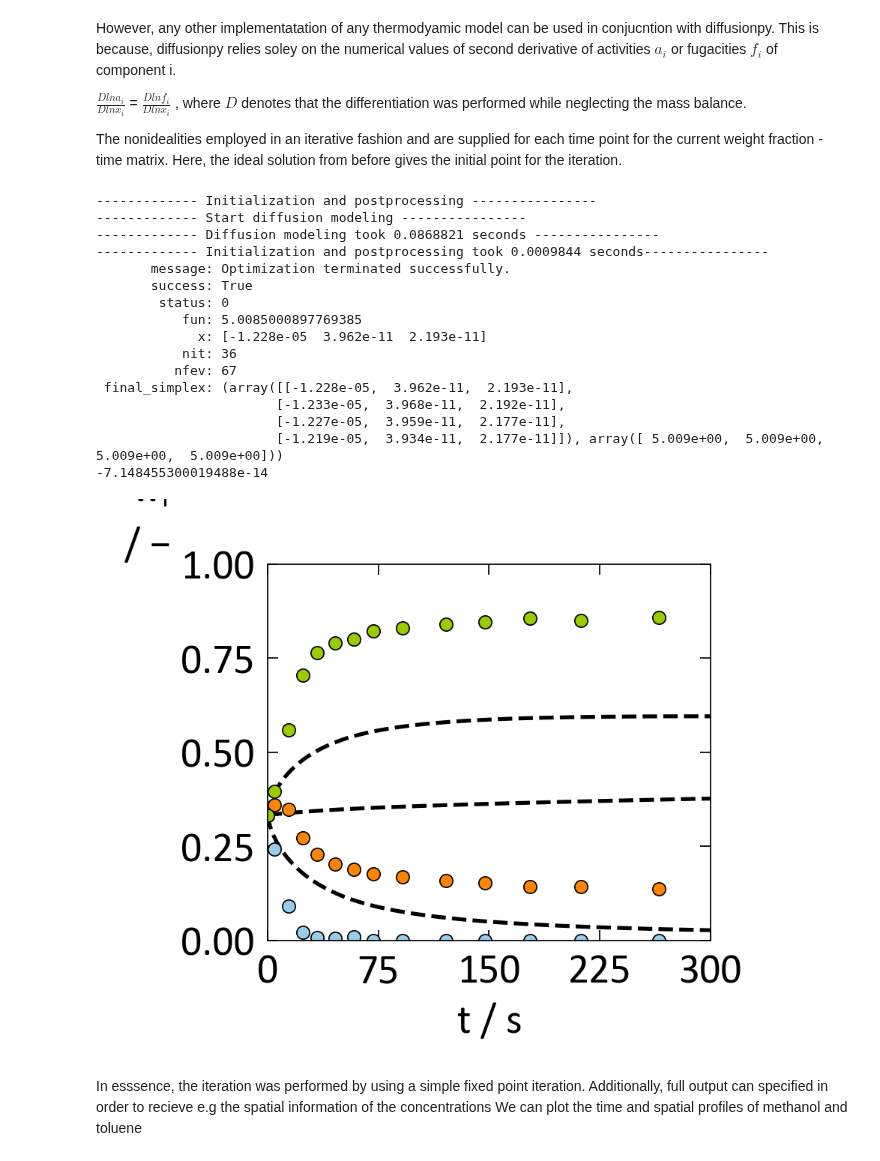
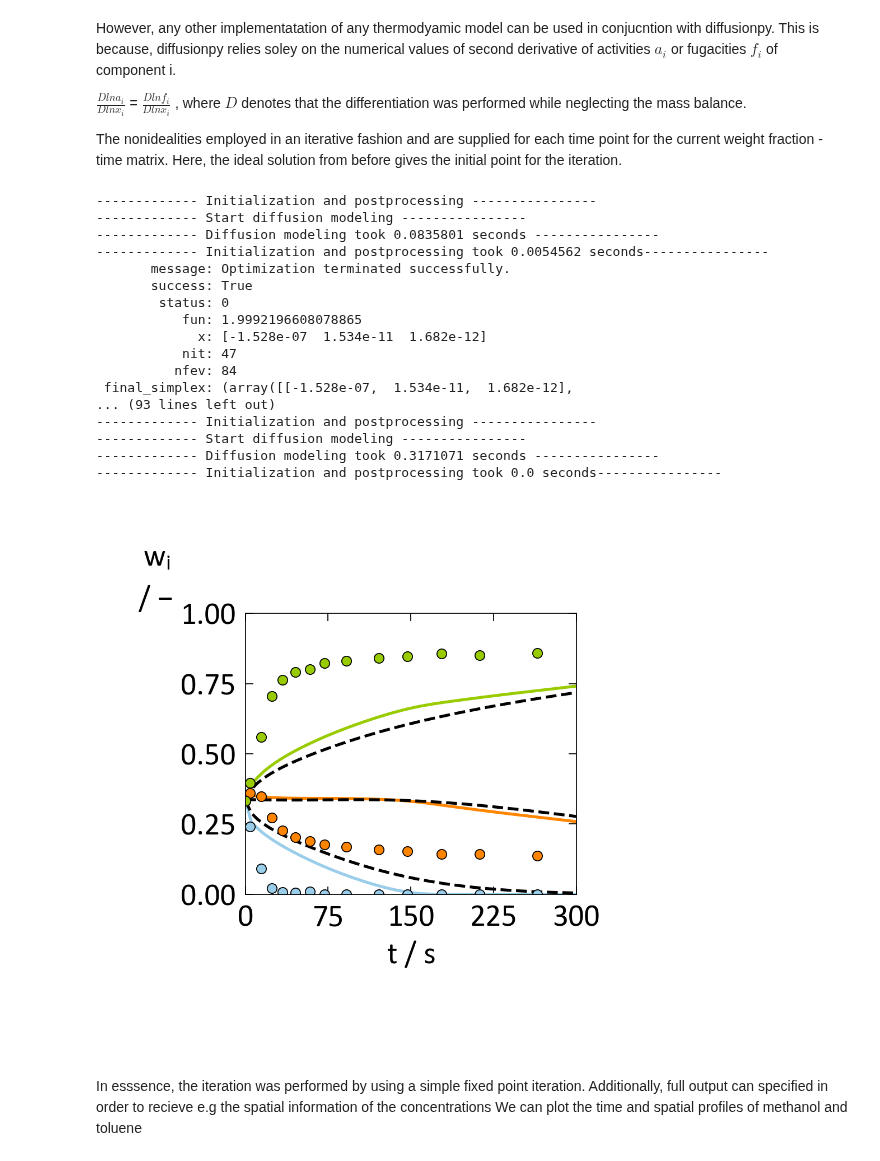
Before and after one commit to Borrdom/diffusionpy, a Jupyter notebook: examples_notebooks/01_codrying_pvac_testaverahgeTHFaktor2.ipynb, the cells around one changed output. Saved outputs shown, nothing was run; the diff lists cells and outputs as text; code cells hidden in the pictures.

```diff
--- a/examples_notebooks/01_codrying_pvac_testaverahgeTHFaktor2.ipynb
+++ b/examples_notebooks/01_codrying_pvac_testaverahgeTHFaktor2.ipynb
@@ -78,7 +78,7 @@ print(Dmat)
 # %% [markdown]
 Lastly, one needs to specify which components is considered mobile and which immobile. In our case, the solvents are obviously mobile while the polymer can be considered immobile due to its large molar mass which is conveniently defined as a boolean array.
 # %%
-mobile=np.asarray([True,True,True])
+mobile=np.asarray([True,True,False])
 # %% [markdown]
 Finally, we can model solvent desorption. First in the ideal case and plot the results
 # %%
@@ -116,60 +116,48 @@ The nonidealities employed in an iterative fashion and are supplied for each tim
 # %%
 vpures=vpure(p,T,**par)
 par["vpure"]=vpures
-dlnai_dlnwi_fun=lambda wi: dlnai_dlnxi_loop(T,wi,**par)#/wi[:,:,:,None]
-dlnai_dlnwi_fun2=lambda wi: dlnai_dlnxi(T,np.ascontiguousarray(wi),**par)
-Dvec=np.asarray([1E-6,2E-12,8E-12])
-# Dvec=np.asarray([1E-5,1E-11,1E-11])
+dlnai_dlnwi_fun=lambda wi: massbalancecorrection(dlnai_dlnxi_loop(T,np.ascontiguousarray(wi),**par),wi,wi0,Mi,mobile)
+dlnai_dlnwi_fun2=lambda wi: dlnai_dlnxi(T,np.ascontiguousarray(wi),**par)#/wi[None,:]
+
+Dvec=np.asarray([1E-8,8E-13,2E-13])
 wtid,wtz,zvec,Lt=Diffusion_MS(t,L,Dvec,wi0,wi8,Mi,mobile,full_output=True)
-# der=dlnai_dlnwi_fun(np.ascontiguousarray(np.swapaxes(wtz,1,2)))
-# wt,wtz,zvec,Lt=Diffusion_MS_iter(t,L,Dvec,wi0,wi8,Mi,mobile,full_output=True,dlnai_dlnwi_fun=dlnai_dlnwi_fun)
-wave=wi0*0.5+wi8*0.5#np.average(wtid,axis=0)#wi0*0.5+wi8*0.5
-#dlnai_dlnwi=np.average(np.asarray([dlnai_dlnwi_fun2(val) for val in wtid]),axis=0)
-
-dlnai_dlnwi=dlnai_dlnwi_fun2(wave)
-
-ri=Mi/np.min(Mi)
-dlnai_dlnwi=dlnai_dlnwi_fun2(wave)#wave[None,:]  # This one is symmetric
-Dvec2=DIdeal2DReal(Dvec,wave,wi0,dlnai_dlnwi,mobile,ri)
-
-# wt,wtz,zvec,Lt=Diffusion_MS_iter(t,L,Dvec2,wi0,wi8,Mi,mobile,full_output=True,dlnai_dlnwi_fun=dlnai_dlnwi_fun)
-
-# wt,wtz,zvec,Lt=Diffusion_MS(t,L,Dvec2,wi0,wi8,Mi,mobile,full_output=True,dlnai_dlnwi=dlnai_dlnwi)
-
-# wtid=Diffusion_MS(t,L,Dvec2,wi0,wi8,Mi,mobile)
+wave=(wi0+wi8)/2
+Dvec2=DIdeal2DReal(Dvec,wave,wi0,dlnai_dlnwi_fun2(wave),mobile,Mi)
+wt,wtz,zvec,Lt=Diffusion_MS_iter(t,L,Dvec2,wi0,wi8,Mi,mobile,full_output=True,dlnai_dlnwi_fun=dlnai_dlnwi_fun)
 fig,ax=origin_like.subplots()
 
-# origin_like.plot(ax,t,wt[:,0],"c-")
-# origin_like.plot(ax,t,wt[:,1],"r-")
-# origin_like.plot(ax,t,wt[:,2],"g-")
+origin_like.plot(ax,t,wt[:,0],"c-")
+origin_like.plot(ax,t,wt[:,1],"r-")
+origin_like.plot(ax,t,wt[:,2],"g-")
 origin_like.plot(ax,t,wtid[:,0],"k--")
 origin_like.plot(ax,t,wtid[:,1],"k--")
 origin_like.plot(ax,t,wtid[:,2],"k--")
 origin_like.plot(ax,texp,wmet,"co")
 origin_like.plot(ax,texp,wtol,"ro")
 origin_like.plot(ax,texp,wpvac,"go")
 origin_like.set_xlabel(ax,"t","s")
 origin_like.set_ylabel(ax,"w_i","-")
 origin_like.set_ticks(ax,0,300,0,1)
 plt.show()
 # %% [output]
 ------------- Initialization and postprocessing ----------------
 ------------- Start diffusion modeling ----------------
-------------- Diffusion modeling took 0.0868821 seconds ----------------
-------------- Initialization and postprocessing took 0.0009844 seconds----------------
+------------- Diffusion modeling took 0.0835801 seconds ----------------
+------------- Initialization and postprocessing took 0.0054562 seconds----------------
        message: Optimization terminated successfully.
        success: True
         status: 0
-           fun: 5.0085000897769385
-             x: [-1.228e-05  3.962e-11  2.193e-11]
-           nit: 36
-          nfev: 67
- final_simplex: (array([[-1.228e-05,  3.962e-11,  2.193e-11],
-                       [-1.233e-05,  3.968e-11,  2.192e-11],
-                       [-1.227e-05,  3.959e-11,  2.177e-11],
-                       [-1.219e-05,  3.934e-11,  2.177e-11]]), array([ 5.009e+00,  5.009e+00,  5.009e+00,  5.009e+00]))
--7.148455300019488e-14
+           fun: 1.9992196608078865
+             x: [-1.528e-07  1.534e-11  1.682e-12]
+           nit: 47
+          nfev: 84
+ final_simplex: (array([[-1.528e-07,  1.534e-11,  1.682e-12],
+... (93 lines left out)
+------------- Initialization and postprocessing ----------------
+------------- Start diffusion modeling ----------------
+------------- Diffusion modeling took 0.3171071 seconds ----------------
+------------- Initialization and postprocessing took 0.0 seconds----------------
-[figure, old version]
+[figure, new version]
 # %% [markdown]
 In esssence, the iteration was performed by using a simple fixed point iteration.
 Additionally, full output can specified in order to recieve e.g the spatial information of the concentrations
```
Also changed, not shown: parts of 6 cells of this notebook, 5 other files.
